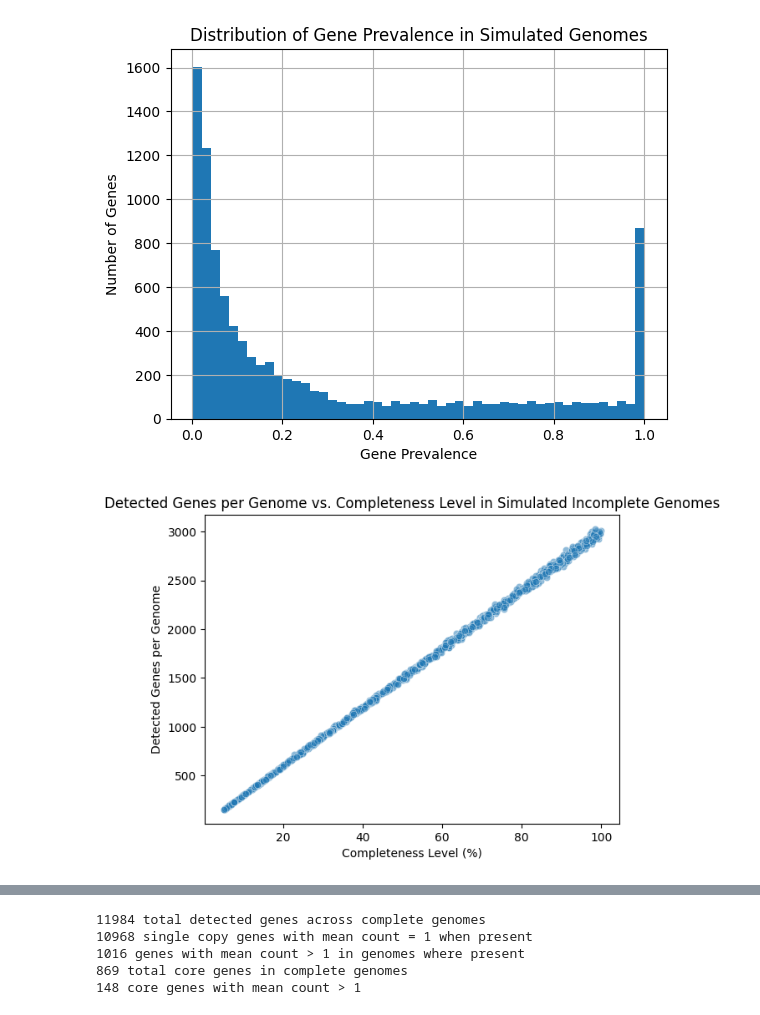
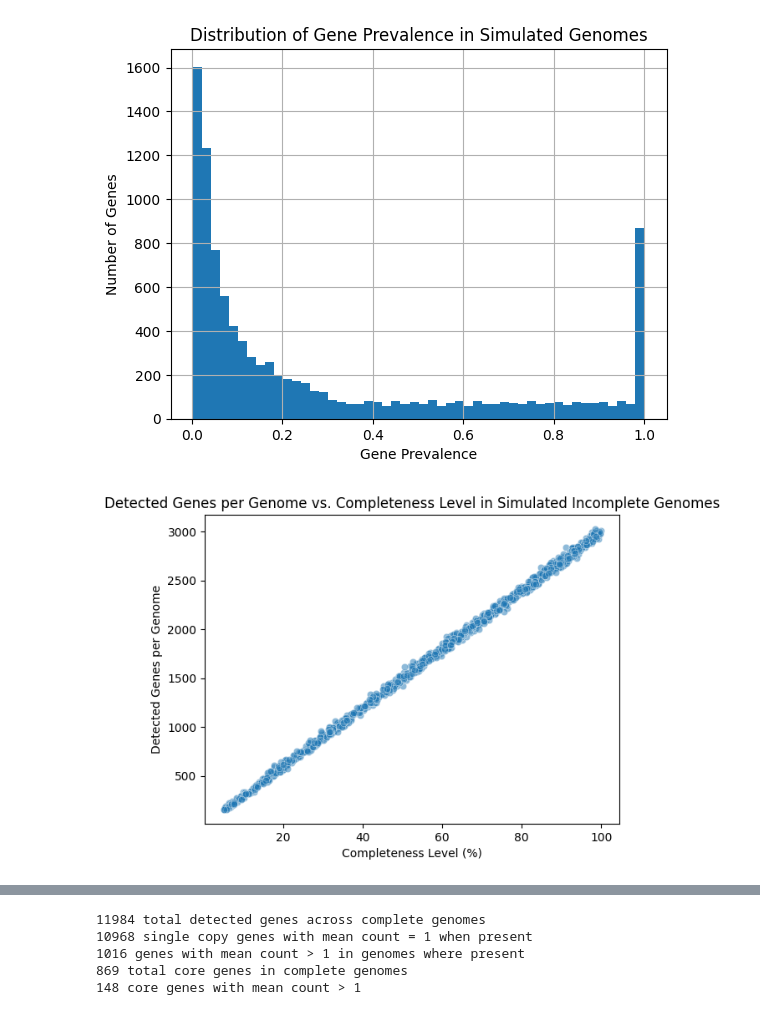
Before and after one commit to blasks/gene-prevalence, a Jupyter notebook: analyses/data-preparation.ipynb, the cells around one changed output, grey strips where cells are left out. Cells and saved outputs as stored; diff of their text form; code cells hidden in the pictures.

Commit message:
updated simulated dataset 1 to better represent case of a well-specified model. clarified some code

```diff
--- a/analyses/data-preparation.ipynb
+++ b/analyses/data-preparation.ipynb
@@ -384,33 +386,41 @@ Total genes without any presence: 0
 Median genes per genome: 2997.0
 [figure]
 # %%
-# simulate incomplete genomes by applying random masking to the
-# complete simulated presence-absence data
+# Simulated Dataset 1:
+# Simulate incomplete genomes by applying random masking to the complete simulated
+# presence-absence data
 
 # randomly set completeness level of simulated genomes between 5% and 100%
 completeness_levels = rng.uniform(0.05, 1.0, size=n_genomes)
 
 # build incomplete presence-absence matrix by masking genes in complete matrix
 # according to completeness levels
 sim_incomplete_df = sim_complete_df.copy()
-for genome, completeness in zip(simulated_genomes, completeness_levels):
-    # retrieve locations of genes present in the complete genome
-    present_genes = sim_complete_df[genome] == 1
-    # determine how many of the present genes to mask based on the completeness level
-    n_present = present_genes.sum()
-    n_to_mask = int(n_present * (1 - completeness))
-    if n_to_mask > 0:
-        # randomly select genes to mask from the present genes
-        genes_to_mask = rng.choice(
-            sim_complete_df.index[present_genes], size=n_to_mask, replace=False)
-        sim_incomplete_df.loc[genes_to_mask, genome] = 0
+for gene in simulated_genes:
+    observed_genes = rng.random(n_genomes) < completeness_levels
+    sim_incomplete_df.loc[gene] = sim_complete_df.loc[gene] * observed_genes
+
+# # alternative approach that fixes number of genes observed per genome based on
+# # completeness level, but introduces subtle correlations to the pi estimators for each
+# # genome, based on the dependency of observing gene 1 given you've observed gene 2, etc.
+# for genome, completeness in zip(simulated_genomes, completeness_levels):
+#     # retrieve locations of genes present in the complete genome
+#     present_genes = sim_complete_df[genome].astype(bool)
+#     # determine how many of the present genes to mask based on the completeness level
+#     n_present = present_genes.sum()
+#     n_to_mask = round(n_present * (1 - completeness))
+#     if n_to_mask > 0:
+#         # randomly select genes to mask from the present genes
+#         genes_to_mask = rng.choice(
+#             sim_complete_df.index[present_genes], size=n_to_mask, replace=False)
+#         sim_incomplete_df.loc[genes_to_mask, genome] = 0
 
 # look at detected genes per genome in simulated incomplete data
 sns.scatterplot(x=completeness_levels * 100, y=sim_incomplete_df.sum(axis=0), alpha=0.5)
 plt.xlabel('Completeness Level (%)')
 plt.ylabel('Detected Genes per Genome')
 plt.title('Detected Genes per Genome vs. Completeness Level in Simulated Incomplete Genomes')
 plt.show()
 # %% [output]
-[figure, old version]
+[figure, new version]
 # %%
```
Also changed, not shown: parts of 8 cells of this notebook, 2 other files.
